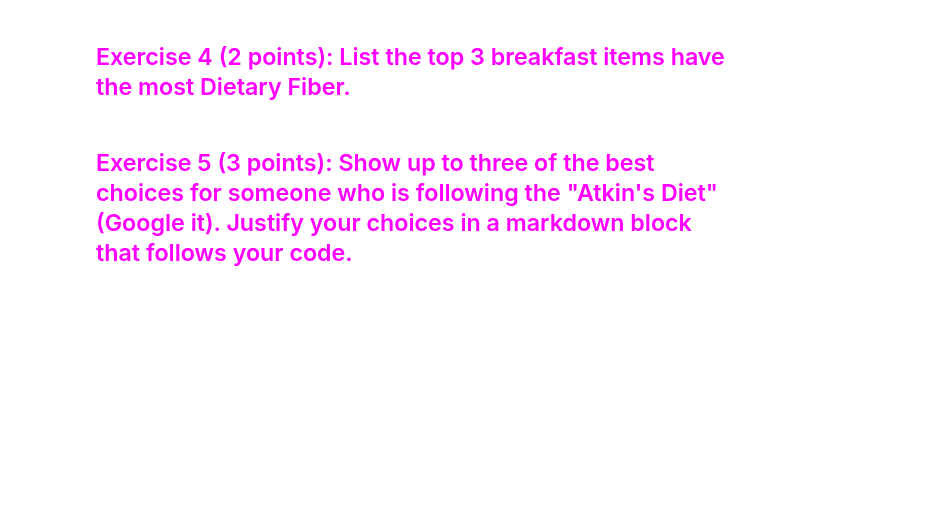
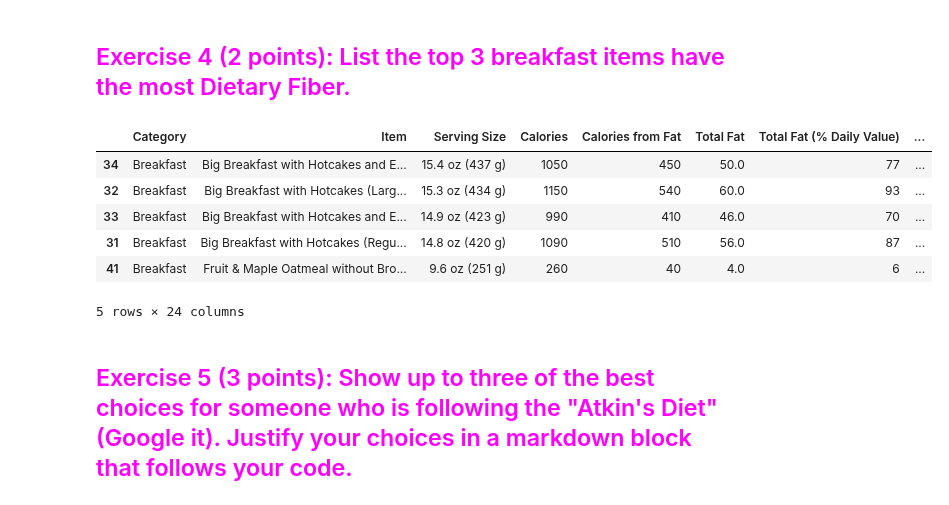
Before and after one commit to anhnguyendepocen/si370, a Jupyter notebook: 02_Pandas_I.ipynb, the cells around one changed output. Saved outputs shown, nothing was run; the diff lists cells and outputs as text; code cells hidden in the pictures; blank space fills up the shorter version.

```diff
--- a/02_Pandas_I.ipynb
+++ b/02_Pandas_I.ipynb
@@ -297,6 +486,15 @@ Index(['Category', 'Item', 'Serving Size', 'Calories', 'Calories from Fat',
 ## <font color="magenta">Exercise 4 (2 points): List the top 3 breakfast items have the most Dietary Fiber.</font>
 # %%
 # insert your code here
+menu[menu['Category']== 'Breakfast'].sort_values('Dietary Fiber',  ascending = False).head(5)
+# %% [output]
+|  | Category | Item | Serving Size | Calories | Calories from Fat | Total Fat | Total Fat (% Daily Value) | ... |
+| 34 | Breakfast | Big Breakfast with Hotcakes and E... | 15.4 oz (437 g) | 1050 | 450 | 50.0 | 77 | ... |
+| 32 | Breakfast | Big Breakfast with Hotcakes (Larg... | 15.3 oz (434 g) | 1150 | 540 | 60.0 | 93 | ... |
+| 33 | Breakfast | Big Breakfast with Hotcakes and E... | 14.9 oz (423 g) | 990 | 410 | 46.0 | 70 | ... |
+| 31 | Breakfast | Big Breakfast with Hotcakes (Regu... | 14.8 oz (420 g) | 1090 | 510 | 56.0 | 87 | ... |
+| 41 | Breakfast | Fruit & Maple Oatmeal without Bro... | 9.6 oz (251 g) | 260 | 40 | 4.0 | 6 | ... |
+5 rows × 24 columns
 # %% [markdown]
 ## <font color="magenta">Exercise 5 (3 points): Show up to three of the best choices for someone who is following the "Atkin's Diet" (Google it).  Justify your choices in a markdown block that follows your code.</font>
 # %%
```
Also changed, not shown: parts of 25 cells of this notebook, 2 other files.
